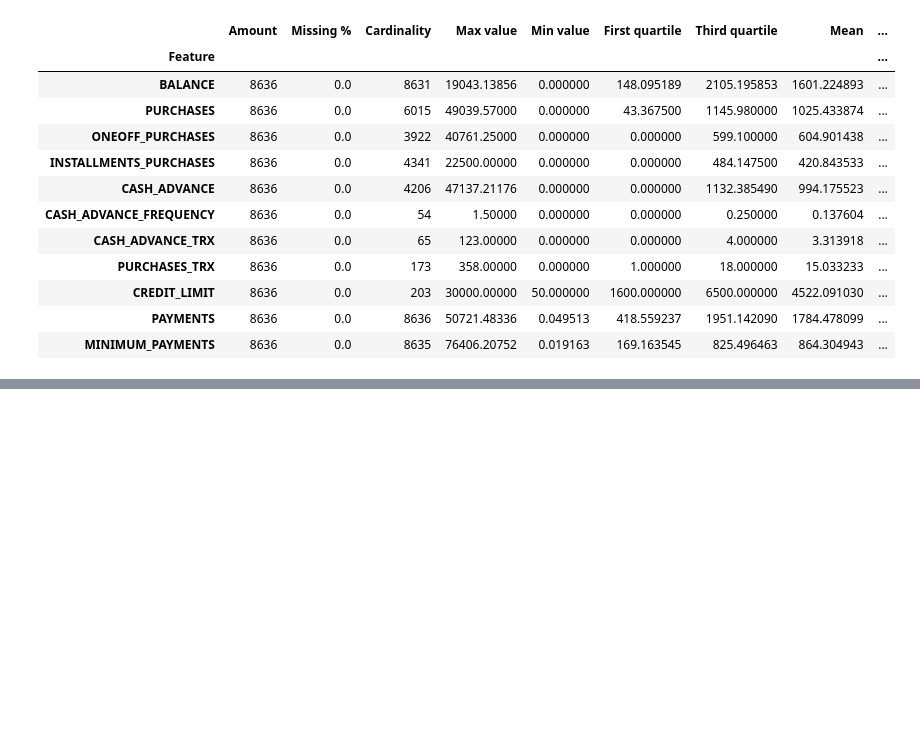
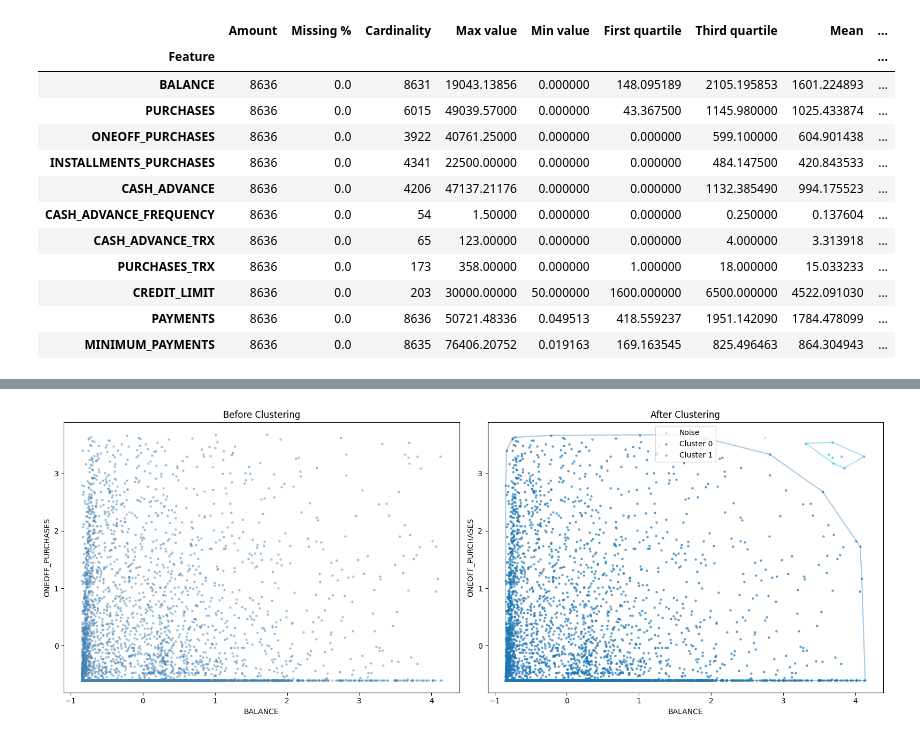
Before and after one commit to rutagaiz/intelektika_komandinis, a Jupyter notebook: trecias.ipynb, the cells around one changed output, grey strips where cells are left out. Cells and saved outputs as stored; diff of their text form; code cells hidden in the pictures; blank space fills up the shorter version.

```diff
--- a/trecias.ipynb
+++ b/trecias.ipynb
@@ -99,0 +176,34 @@ con_stats_df
+# %%
+fig, axes = plt.subplots(1, 2, figsize=(16, 6))
+
+axes[0].scatter(X[:, 0], X[:, 1], s=5, alpha=0.4, color='steelblue')
+axes[0].set_xlabel(col1)
+axes[0].set_ylabel(col2)
+axes[0].set_title('Before Clustering')
+
+unique_labels = sorted(set(labels))
+colors = plt.cm.tab10(np.linspace(0, 1, len([l for l in unique_labels if l != -1])))
+
+color_idx = 0
+for label in unique_labels:
+    mask = labels == label
+    if label == -1:
+        axes[1].scatter(X[mask, 0], X[mask, 1], s=5, alpha=0.2, color='grey', label='Noise')
+    else:
+        color = colors[color_idx]
+        axes[1].scatter(X[mask, 0], X[mask, 1], s=5, alpha=0.6, color=color, label=f'Cluster {label}')
+        if mask.sum() >= 3:
+            hull = ConvexHull(X[mask])
+            for simplex in hull.simplices:
+                axes[1].plot(X[mask][simplex, 0], X[mask][simplex, 1], color=color, alpha=0.4)
+        color_idx += 1
+
+axes[1].set_xlabel(col1)
+axes[1].set_ylabel(col2)
+axes[1].set_title('After Clustering')
+axes[1].legend()
+
+plt.tight_layout()
+plt.show()
+# %% [output]
+[figure, added]
```
Also changed, not shown: parts of 4 cells of this notebook.
